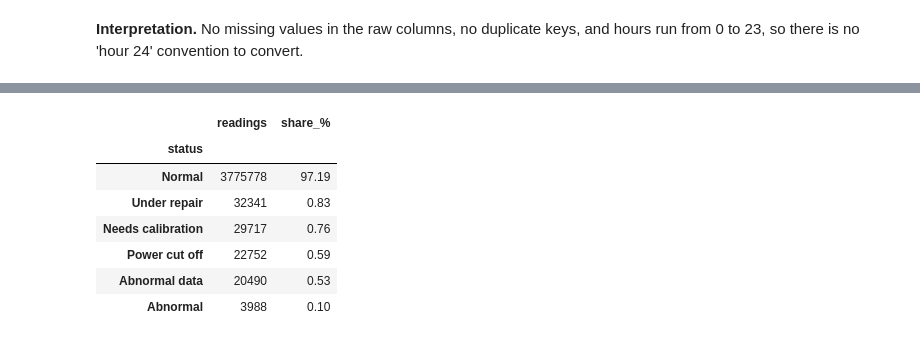
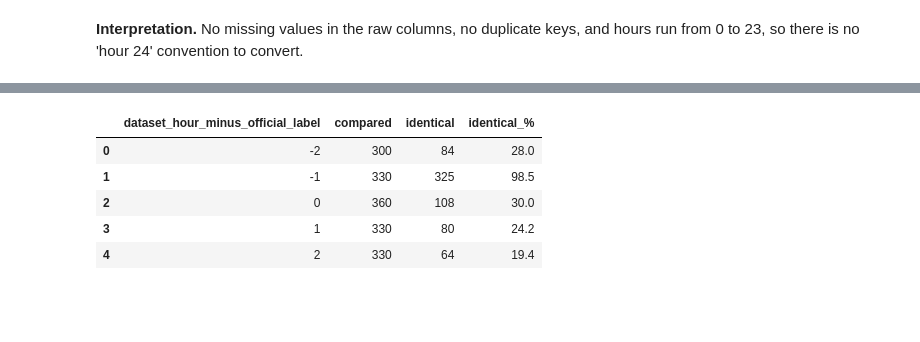
Before and after one commit to moliiner/air_pollution_analysis_seoul, a Jupyter notebook: notebooks/01_data_cleaning.ipynb, the cells around one changed output, grey strips where cells are left out. Drawn from its saved outputs; the diff is of its cells as text; code cells hidden in the pictures; blank space fills up the shorter version.

```diff
--- a/notebooks/01_data_cleaning.ipynb
+++ b/notebooks/01_data_cleaning.ipynb
@@ -99,5 +105,14 @@ Hours present: [0, 1, 2, 3, 4, 5, 6, 7, 8, 9, 10, 11, 12, 13, 14, 15, 16, 17, 18
 # %%
-status = long["status"].map(STATUS_LABELS).value_counts().to_frame("readings")
-status["share_%"] = (100 * status["readings"] / len(long)).round(2)
-status
+samples = load_api_samples()
+print("Official readings:", len(samples), "| hours:", samples["official_label"].nunique(),
+      "| from", samples["official_label"].min(), "to", samples["official_label"].max())
+by_hour = pd.DataFrame([
+    label_lag_matches(long, group, lags=(-1, 0)).set_index("dataset_hour_minus_official_label")["identical"]
+    for _, group in samples.groupby("official_label")
+], index=sorted(samples["official_label"].unique()))
+# An official label can be compared only if the Kaggle file has the hour before it
+comparable = by_hour[by_hour.index - pd.Timedelta(hours=1) >= long["datetime"].min()]
+print(f"Hours where the value one hour earlier matches best: {int((comparable[-1] > comparable[0]).sum())} "
+      f"of {len(comparable)} comparable hours")
+label_lag_matches(long, samples)
 # %% [output]
@@ -104,9 +121,7 @@ status
-|  | readings | share_% |
-| status |  |  |
-| Normal | 3775778 | 97.19 |
-| Under repair | 32341 | 0.83 |
-| Needs calibration | 29717 | 0.76 |
-| Power cut off | 22752 | 0.59 |
-| Abnormal data | 20490 | 0.53 |
-| Abnormal | 3988 | 0.10 |
+|  | dataset_hour_minus_official_label | compared | identical | identical_% |
+| 0 | -2 | 300 | 84 | 28.0 |
+| 1 | -1 | 330 | 325 | 98.5 |
+| 2 | 0 | 360 | 108 | 30.0 |
+| 3 | 1 | 330 | 80 | 24.2 |
+| 4 | 2 | 330 | 64 | 19.4 |
 # %%
```
Also changed, not shown: parts of 53 cells of this notebook, 10 other files.
